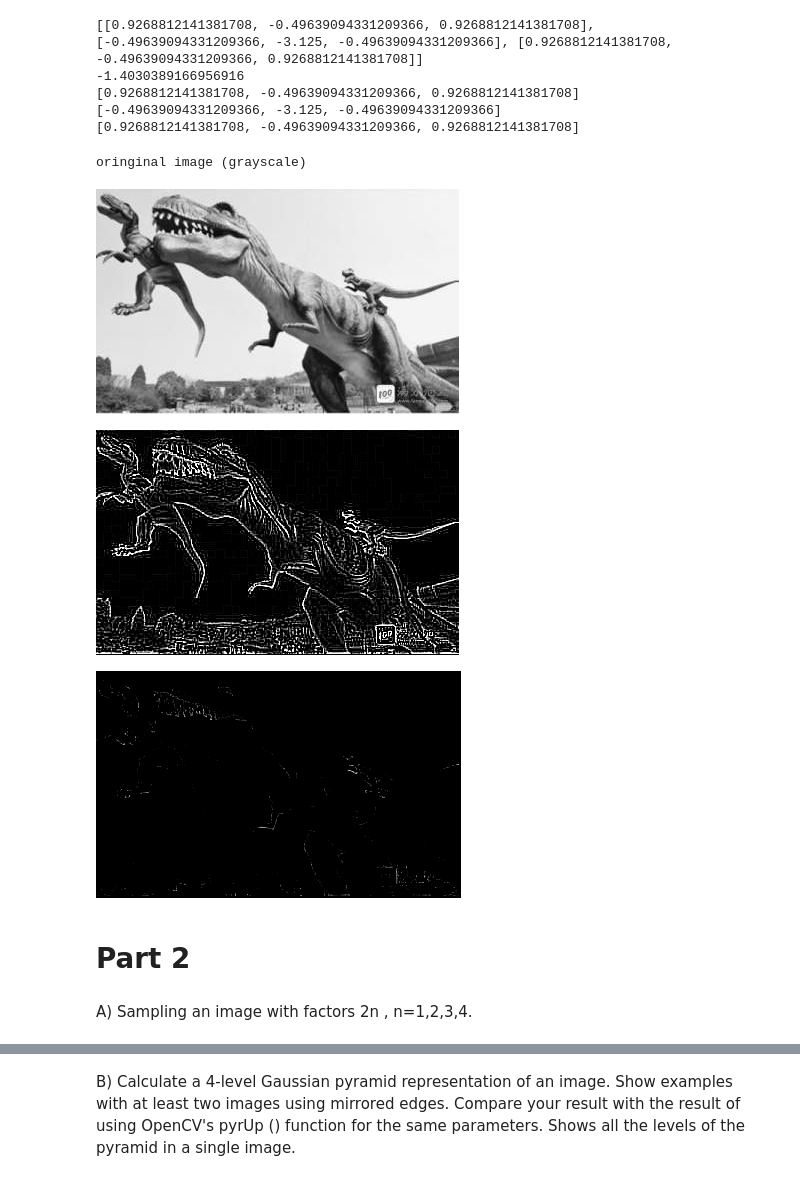
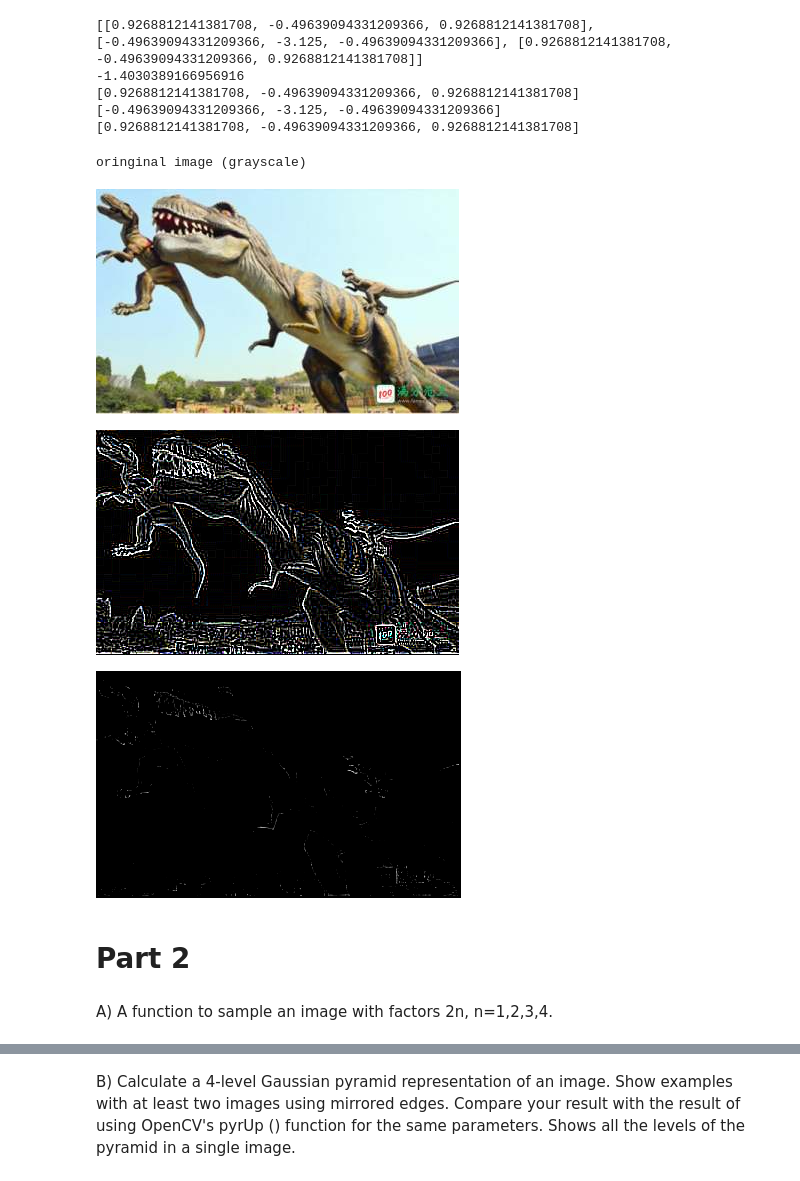
Before and after one commit to RoseSarlake/Computer-Vision, a Jupyter notebook: CV_Assignment1.ipynb, the cells around one changed output, grey strips where cells are left out. Cells and saved outputs as stored; diff of their text form; code cells hidden in the pictures.

```diff
--- a/CV_Assignment1.ipynb
+++ b/CV_Assignment1.ipynb
@@ -346,21 +346,20 @@ for line in x:
 [-0.49639094331209366, -3.125, -0.49639094331209366]
 [0.9268812141381708, -0.49639094331209366, 0.9268812141381708]
 # %%
-imgE = cv2.imread("/content/drive/MyDrive/Colab/CV/images/dinoreal.jpg")
-imge = cv2.cvtColor(imgE,cv2.COLOR_BGR2GRAY)
+imge = cv2.imread("/content/drive/MyDrive/Colab/CV/images/dinoreal.jpg")
+#imge = cv2.cvtColor(imgE,cv2.COLOR_BGR2GRAY)
 print("oringinal image (grayscale)")
 cv2_imshow(imge)
 k5_log_py = cv2.Laplacian(imge, cv2.CV_16S, ksize=3)
 cv2_imshow(k5_log_py)
 k5_log_my = My_convolve2D(imgd,x,padding=2)
 cv2_imshow(k5_log_my)
 # %% [output]
 oringinal image (grayscale)
-[figure, old version]
+[figure, new version]
-[figure, old version]
+[figure, new version]
 [figure]
 # %% [markdown]
 # Part 2
 # %% [markdown]
-A) Sampling an image with factors 2n
-, n=1,2,3,4.
+A) A function to sample an image with factors 2n, n=1,2,3,4.
```
Also changed, not shown: parts of 9 cells of this notebook.
